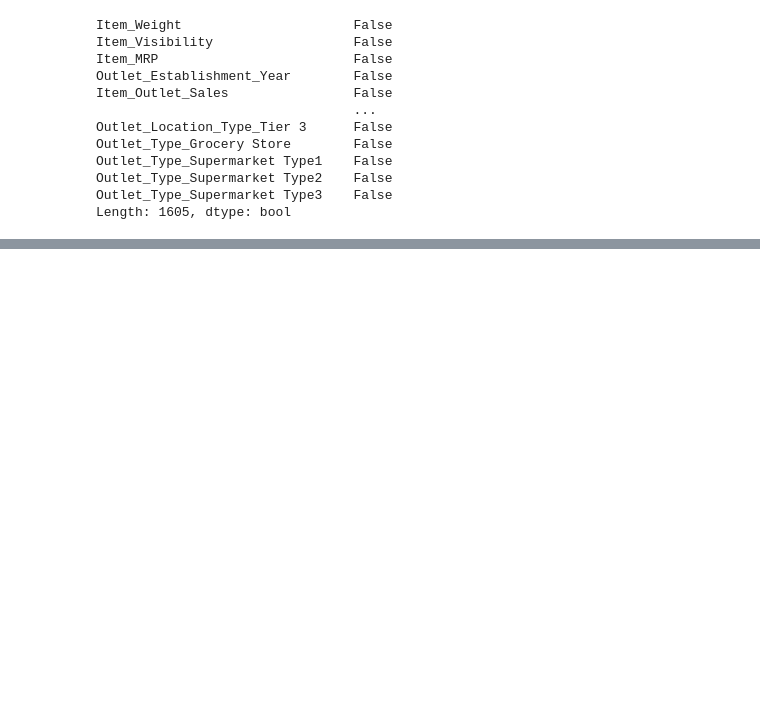
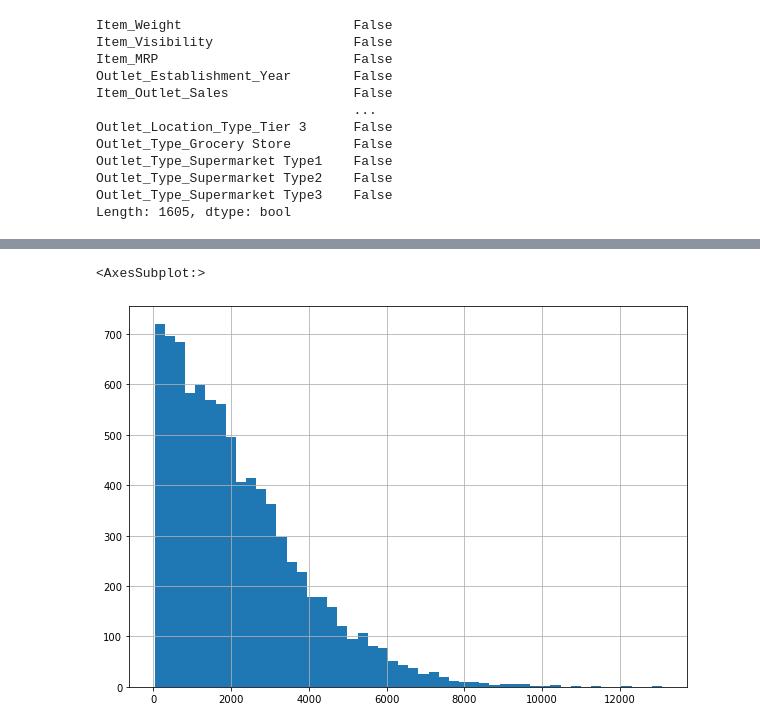
Before and after one commit to BrightonMboya/Machine-Learning-projects, a Jupyter notebook: Big_Mart_prediction/big_mart_predictions.ipynb, the cells around one changed output, grey strips where cells are left out. Cells and saved outputs as stored; diff of their text form; code cells hidden in the pictures; blank space fills up the shorter version.

```diff
--- a/Big_Mart_prediction/big_mart_predictions.ipynb
+++ b/Big_Mart_prediction/big_mart_predictions.ipynb
@@ -110,0 +150,6 @@ Length: 1605, dtype: bool
+# %%
+# let's modify the above program a bit
+data_enc['Item_Outlet_Sales'].hist(bins=50, figsize= (10, 7))
+# %% [output]
+<AxesSubplot:>
+[figure, added]
```
Also changed, not shown: parts of 7 cells of this notebook.
